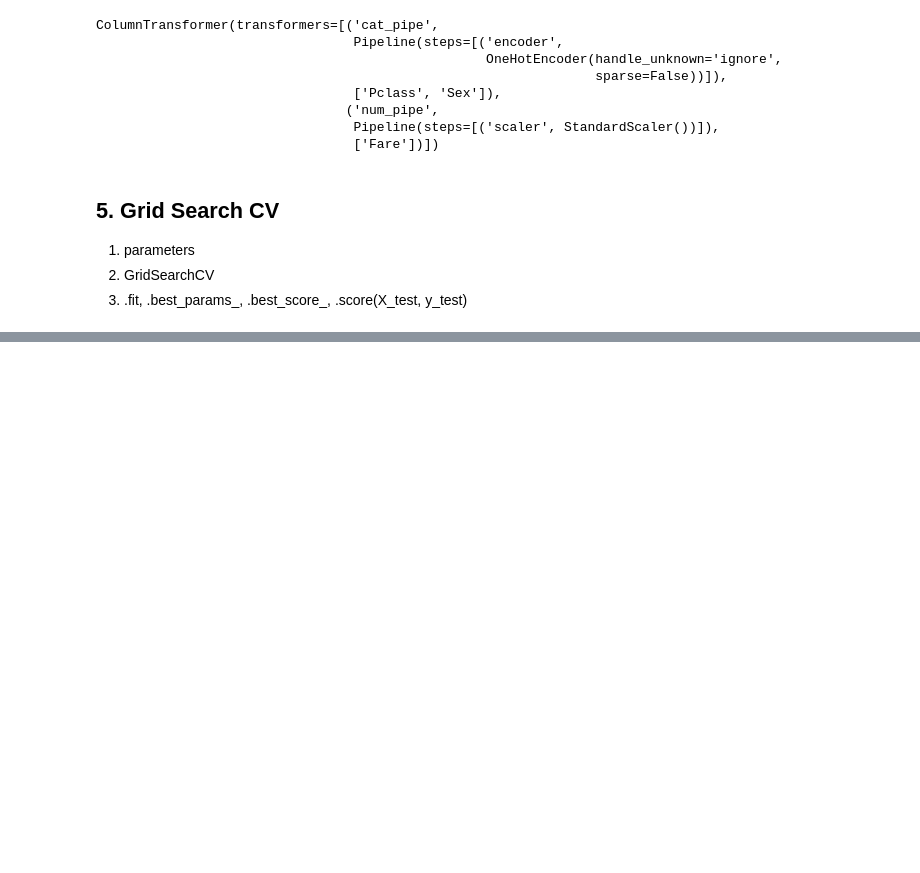
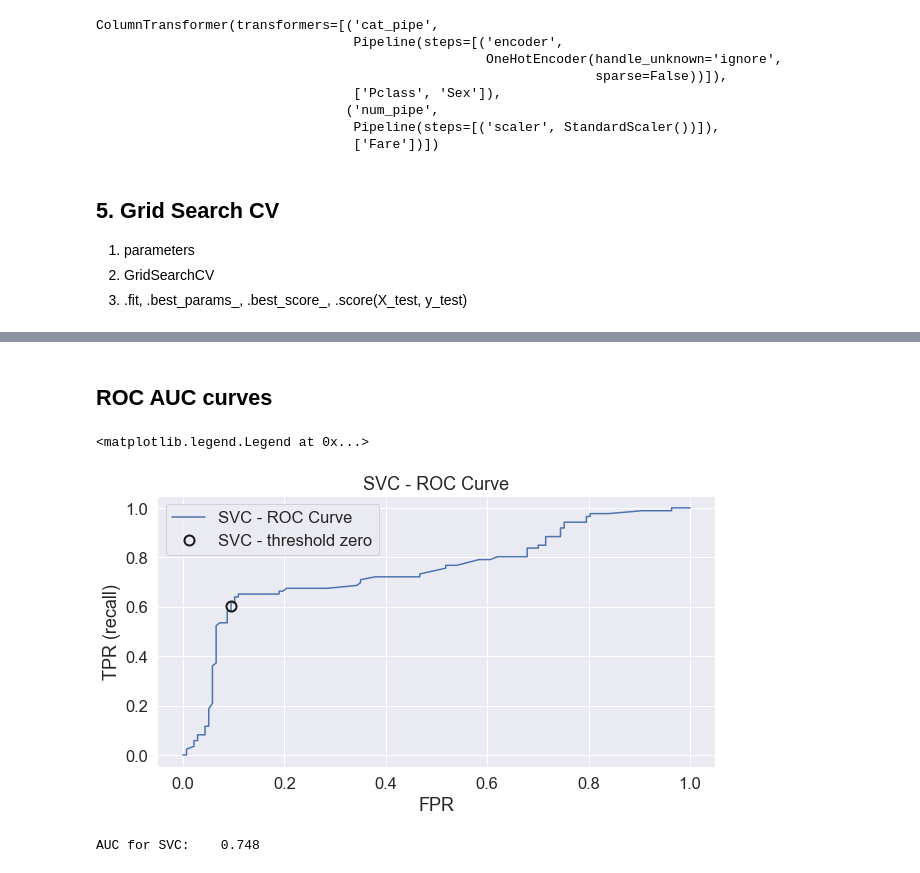
Before and after one commit to royceto/taitanic, a Jupyter notebook: 8_new_pipeline.ipynb, the cells around one changed output, grey strips where cells are left out. Cells and saved outputs as stored; diff of their text form; code cells hidden in the pictures; blank space fills up the shorter version.

```diff
--- a/8_new_pipeline.ipynb
+++ b/8_new_pipeline.ipynb
@@ -192,0 +317,30 @@ Best params:
+# %% [markdown]
+## ROC AUC curves
+# %%
+#SVC
+
+plt.figure(figsize=(10,5))
+sns.set(font_scale=1.5)
+
+fpr, tpr, thresholds = roc_curve(y_test, svc.decision_function(X_test_fit_trans))
+
+plt.plot(fpr, tpr, label="SVC - ROC Curve")
+
+plt.xlabel("FPR")
+plt.ylabel("TPR (recall)")
+plt.title("SVC - ROC Curve")
+
+close_zero_svc = np.argmin(np.abs(thresholds))
+
+plt.plot(fpr[close_zero_svc],tpr[close_zero_svc],"o", markersize=10,label="SVC - threshold zero", fillstyle="none", c="k", mew=2)
+plt.legend(loc="best")
+# %% [output]
+<matplotlib.legend.Legend at 0x...>
+[figure, added]
+# %%
+svc_auc = roc_auc_score(y_test, svc.decision_function(X_test_fit_trans))
+print(
+    "AUC for SVC:    {:.3f}".format(svc_auc)
+)
+# %% [output]
+AUC for SVC:    0.748
```
Also changed, not shown: parts of 16 cells of this notebook.
